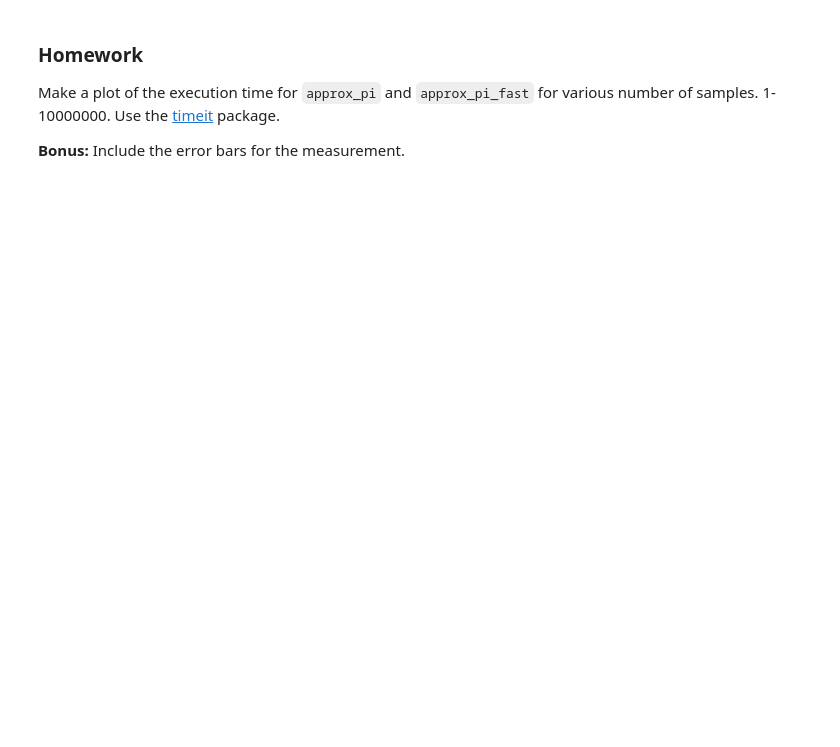
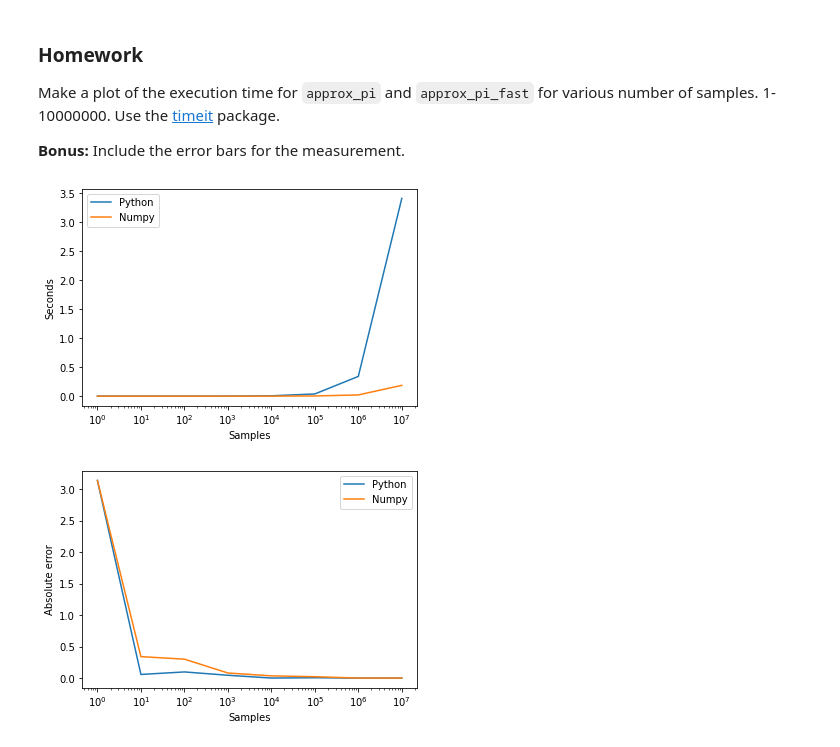
Before and after one commit to postolache/onboarding-ml, a Jupyter notebook: 01. Jupyter and numpy/jupyter-numpy.ipynb, the cells around one changed output. Cells and saved outputs as stored; diff of their text form; code cells hidden in the pictures; blank space fills up the shorter version.

````diff
--- a/01. Jupyter and numpy/jupyter-numpy.ipynb
+++ b/01. Jupyter and numpy/jupyter-numpy.ipynb
@@ -90,3 +99,12 @@ def approx_pi(n):
+# %%
+def approx_pi(n):
+    n_inside = 0
+    for i in range(n):
+        x = random.random()
+        y = random.random()
+        if x**2 + y**2 <= 1:
+            n_inside += 1
+    return 4*n_inside / n
 # %%
 pis = [ approx_pi(10), approx_pi(100), approx_pi(1000),
         approx_pi(10_000), approx_pi(100_000),  approx_pi(1_000_000)]
@@ -149,3 +180,39 @@ Let's see how much faster we can get
 Make a plot of the execution time for ```approx_pi``` and ```approx_pi_fast``` for various number of samples. 1-10000000. Use the [timeit](https://docs.python.org/3/library/timeit.html) package.
 
 **Bonus:** Include the error bars for the measurement.
+# %%
+import timeit
+
+samples = [1, 10, 100,
+           1_000, 10_000, 100_000,
+           1_000_000, 10_000_000 ]
+time_slow = []
+time_fast = []
+errors_slow = []
+errors_fast = []
+for i in samples:
+    time_slow.append(timeit.timeit(lambda:approx_pi(i), number = 1))
+    time_fast.append(timeit.timeit(lambda:approx_pi_fast(i), number = 1))
+    errors_slow.append(abs(math.pi - approx_pi(i)))
+    errors_fast.append(abs(math.pi - approx_pi_fast(i)))
+
+plt.figure()
+plt.plot(samples, time_slow, label = "Python")
+plt.plot(samples, time_fast, label = "Numpy")
+plt.xscale("log")
+plt.xlabel("Samples")
+plt.ylabel("Seconds")
+plt.legend()
+plt.show()
+
+plt.figure()
+plt.plot(samples, errors_slow, label = "Python")
+plt.plot(samples, errors_fast, label = "Numpy")
+plt.xscale("log")
+plt.xlabel("Samples")
+plt.ylabel("Absolute error")
+plt.legend()
+plt.show()
+# %% [output]
+[figure, added]
+[figure, added]
````
Also changed, not shown: parts of 8 cells of this notebook, 1 other file.
